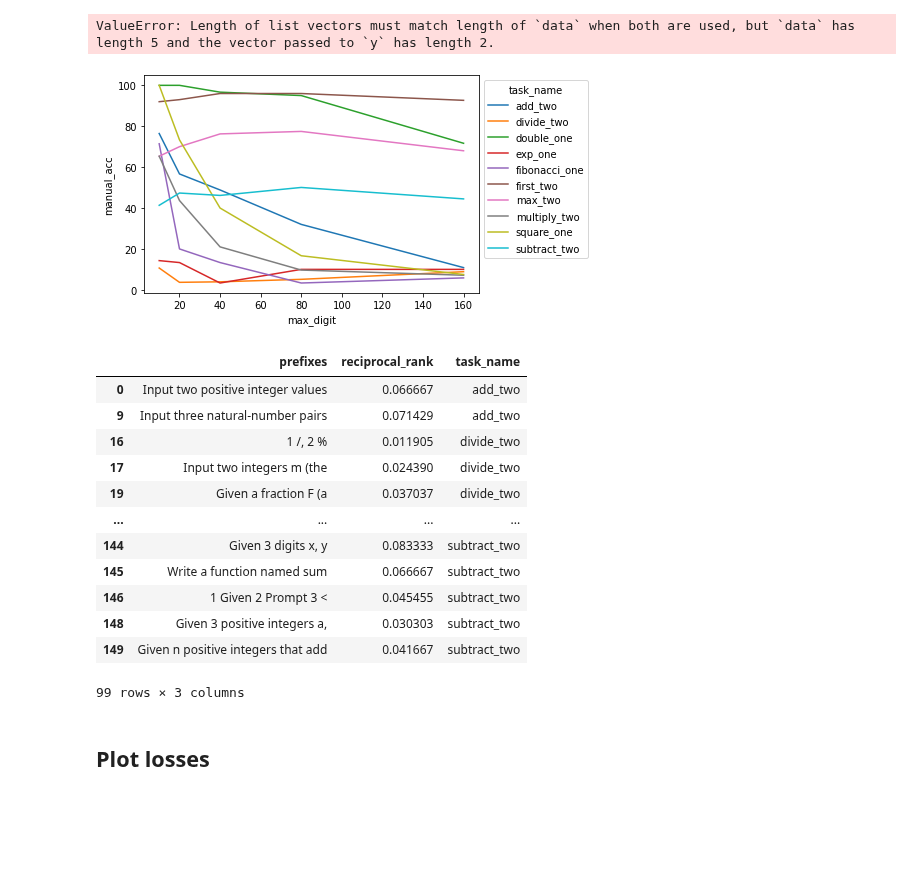
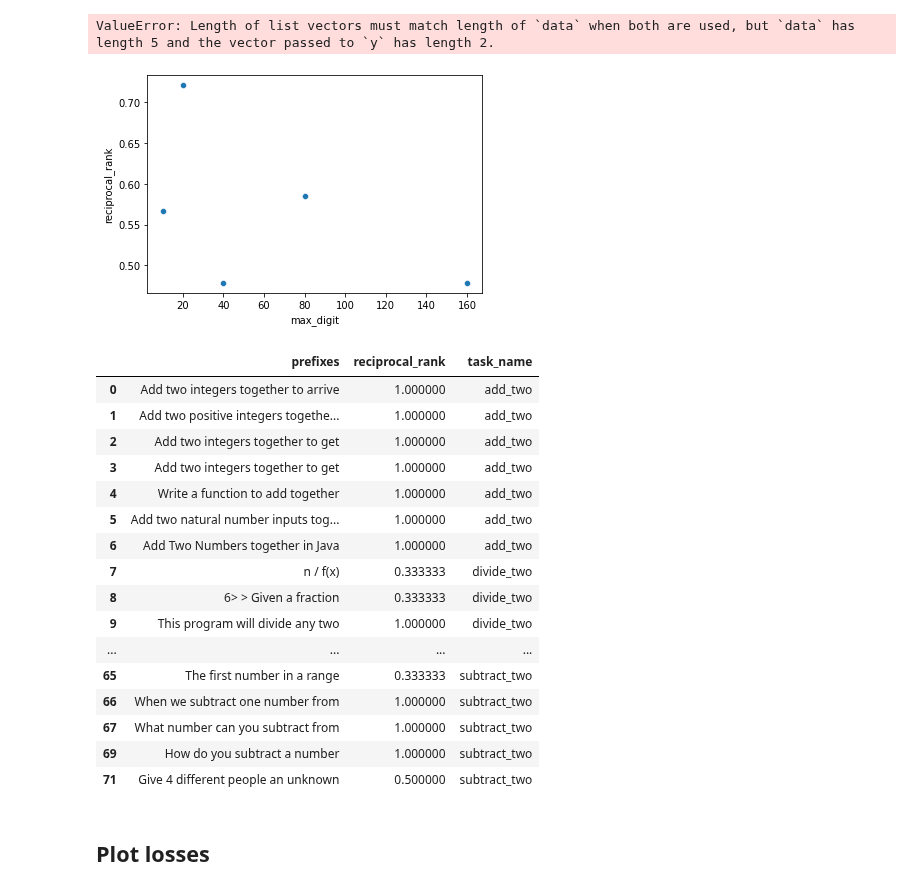
Before and after one commit to csinva/iprompt, a Jupyter notebook: notebooks/09_ablation_full.ipynb, the cells around one changed output. Saved outputs shown, nothing was run; the diff lists cells and outputs as text; code cells hidden in the pictures; blank space fills up the shorter version.

```diff
--- a/notebooks/09_ablation_full.ipynb
+++ b/notebooks/09_ablation_full.ipynb
@@ -10,9 +10,9 @@ The autoreload extension is already loaded. To reload it, use:
 # %%
 import analyze_utils
 
-save_dir = '/home/jxm3/research/prompting/interpretable-autoprompting/results_icml/ablation_math_across_difficulty_levels'
+save_dir = '/home/jxm3/research/prompting/interpretable-autoprompting/results_icml/ablation_math_across_difficulty_levels_rerun'
 
 r, all_losses = analyze_utils.load_results_and_cache_autoprompt_json(
-    save_dir, include_losses=True, do_reranking=False, save_file='r.pkl')
+    save_dir, include_losses=True, do_reranking=True, save_file='r.pkl')
 # %% [output]
 getting dir_names...
@@ -162,36 +157,40 @@ ValueError: Length of list vectors must match length of `data` when both are use
 # %%
 import matplotlib.pyplot as plt
 import seaborn as sns
 
 r_grouped_by_task = (
-    top_prompts_df
-     .groupby(['max_digit', 'task_name']).mean()
+    top_prompts
+     .groupby(['max_digit']).mean()
      .reset_index()
 )
 
-ax = sns.lineplot(
-    data=r_grouped_by_task, x='max_digit', y='manual_acc', hue='task_name',
+ax = sns.scatterplot(
+    data=r_grouped_by_task, x='max_digit', y='reciprocal_rank', # hue='task_name',
 )
-sns.move_legend(ax, "upper left", bbox_to_anchor=(1, 1)) # legend outside of plot
+# sns.move_legend(ax, "upper left", bbox_to_anchor=(1, 1)) # legend outside of plot
 # ax.set_yscale('log')
 # %% [output]
-[figure, old version]
+[figure, new version]
 # %%
-top_prompts_df[top_prompts_df['reciprocal_rank'] < 0.1][['prefixes','reciprocal_rank','task_name']]
+top_prompts[top_prompts['reciprocal_rank'] > 0.1][['prefixes','reciprocal_rank','task_name']]
 # %% [output]
 |  | prefixes | reciprocal_rank | task_name |
-| 0 | Input two positive integer values | 0.066667 | add_two |
-| 9 | Input three natural-number pairs | 0.071429 | add_two |
-| 16 | 1 /, 2 % | 0.011905 | divide_two |
-| 17 | Input two integers m (the | 0.024390 | divide_two |
-| 19 | Given a fraction F (a | 0.037037 | divide_two |
+| 0 | Add two integers together to arrive | 1.000000 | add_two |
+| 1 | Add two positive integers togethe... | 1.000000 | add_two |
+| 2 | Add two integers together to get | 1.000000 | add_two |
+| 3 | Add two integers together to get | 1.000000 | add_two |
+| 4 | Write a function to add together | 1.000000 | add_two |
+| 5 | Add two natural number inputs tog... | 1.000000 | add_two |
+| 6 | Add Two Numbers together in Java | 1.000000 | add_two |
+| 7 | n / f(x) | 0.333333 | divide_two |
+| 8 | 6> > Given a fraction | 0.333333 | divide_two |
+| 9 | This program will divide any two | 1.000000 | divide_two |
 | ... | ... | ... | ... |
-| 144 | Given 3 digits x, y | 0.083333 | subtract_two |
-| 145 | Write a function named sum | 0.066667 | subtract_two |
-| 146 | 1 Given 2 Prompt 3 < | 0.045455 | subtract_two |
-| 148 | Given 3 positive integers a, | 0.030303 | subtract_two |
-| 149 | Given n positive integers that add | 0.041667 | subtract_two |
+| 65 | The first number in a range | 0.333333 | subtract_two |
+| 66 | When we subtract one number from | 1.000000 | subtract_two |
+| 67 | What number can you subtract from | 1.000000 | subtract_two |
+| 69 | How do you subtract a number | 1.000000 | subtract_two |
+| 71 | Give 4 different people an unknown | 0.500000 | subtract_two |
-99 rows × 3 columns
 # %% [markdown]
 ## Plot losses
 # %%
```
Also changed, not shown: parts of 7 cells of this notebook, 5 other files.
